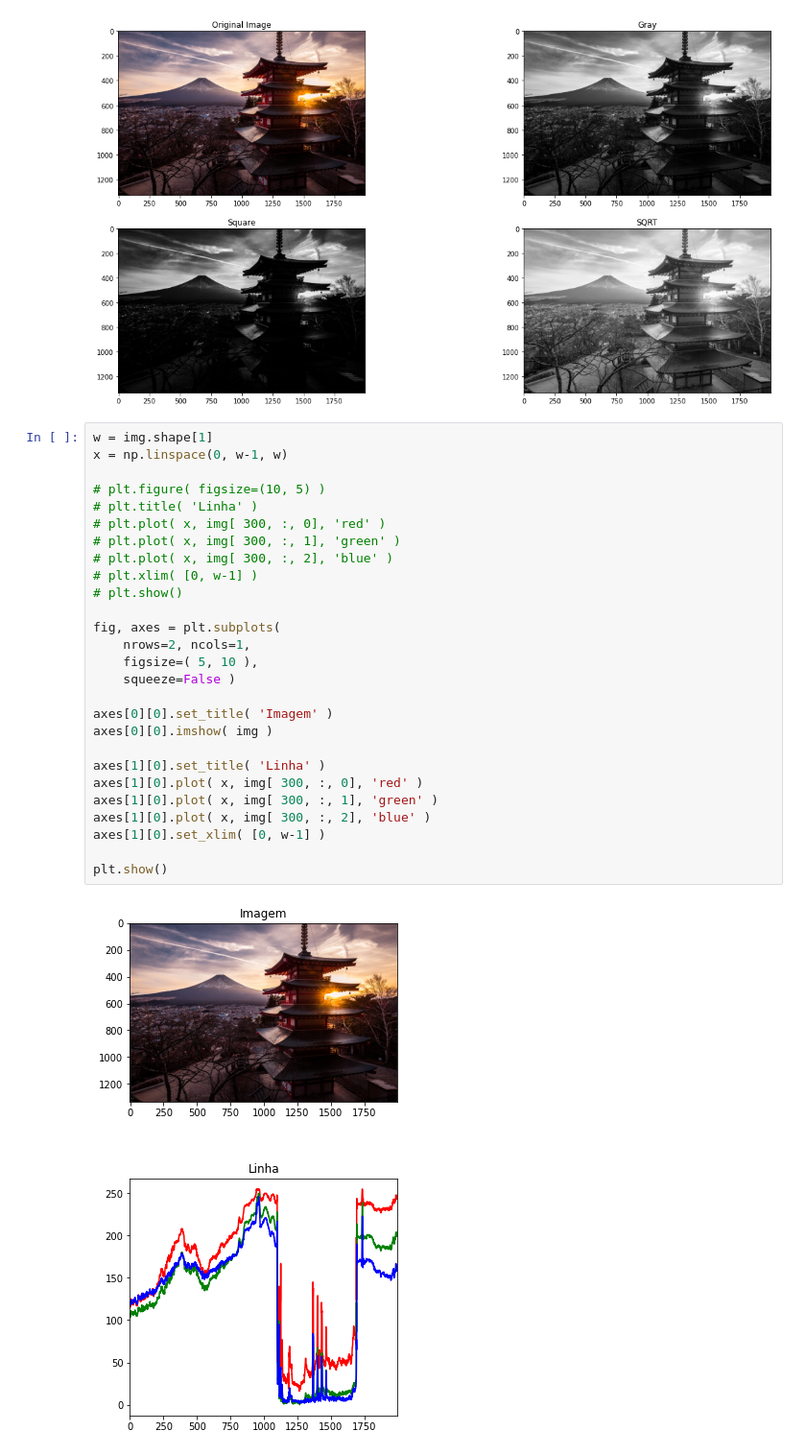
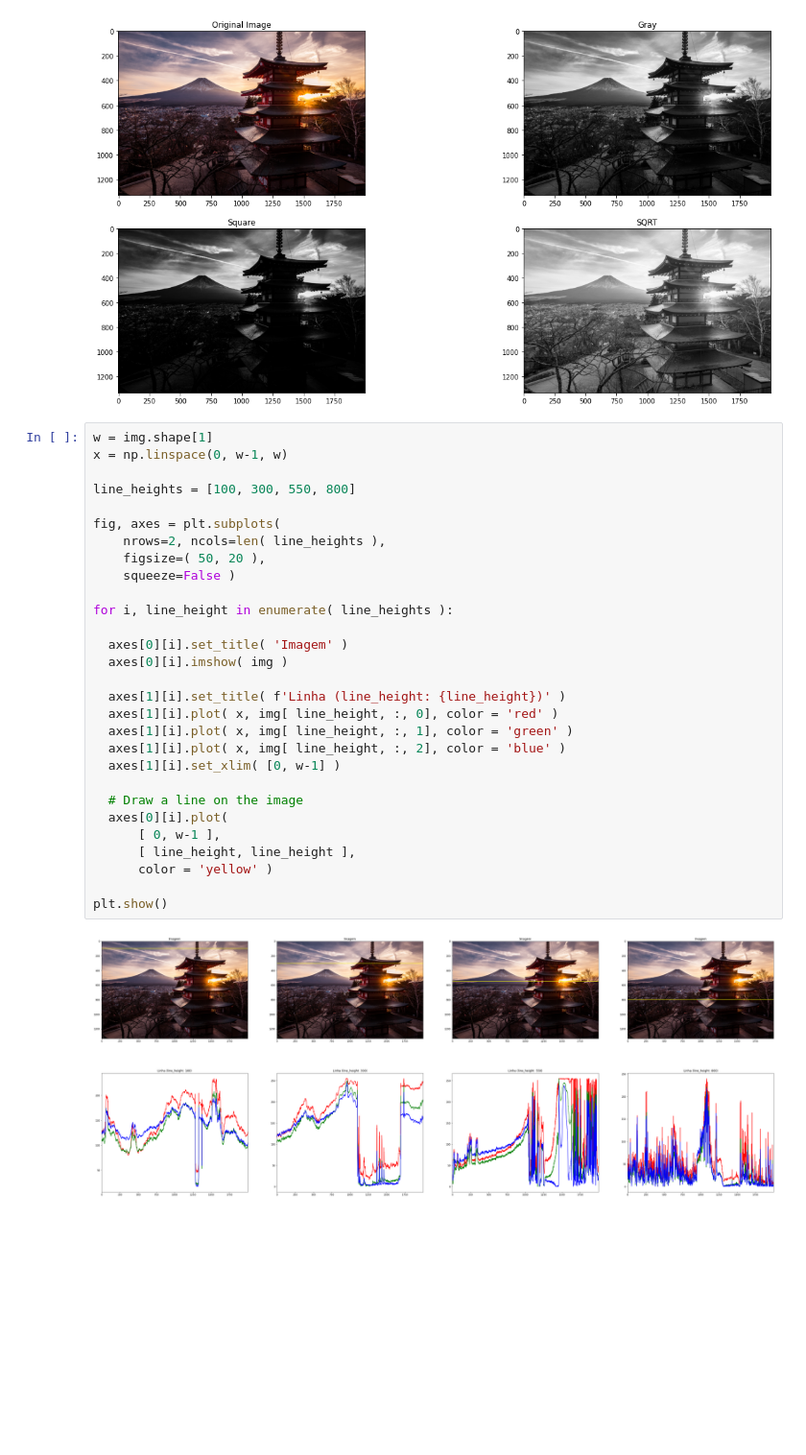
Before and after one commit to danieldasilvacosta/pucrio--vc--trabalhos--2022.2, a Jupyter notebook: Trabalho 1/T1_DanielCosta_FOTOS.ipynb, the cells around one changed output. Shown at 96% size. Saved outputs shown, nothing was run; the diff lists cells and outputs as text; blank space fills up the shorter version.

Commit message:
Explorei a intensidade dos pixels ao longo da imagem avaliando na altura de quatros linhas amarelas que exibo na imagem.

```diff
--- a/Trabalho 1/T1_DanielCosta_FOTOS.ipynb
+++ b/Trabalho 1/T1_DanielCosta_FOTOS.ipynb
@@ -233,29 +231,31 @@ plt.show()
 # %%
 w = img.shape[1]
 x = np.linspace(0, w-1, w)
 
-# plt.figure( figsize=(10, 5) )
-# plt.title( 'Linha' )
-# plt.plot( x, img[ 300, :, 0], 'red' )
-# plt.plot( x, img[ 300, :, 1], 'green' )
-# plt.plot( x, img[ 300, :, 2], 'blue' )
-# plt.xlim( [0, w-1] )
-# plt.show()
+line_heights = [100, 300, 550, 800]
 
 fig, axes = plt.subplots(
-    nrows=2, ncols=1,
-    figsize=( 5, 10 ),
+    nrows=2, ncols=len( line_heights ),
+    figsize=( 50, 20 ),
     squeeze=False )
 
-axes[0][0].set_title( 'Imagem' )
-axes[0][0].imshow( img )
+for i, line_height in enumerate( line_heights ):
 
-axes[1][0].set_title( 'Linha' )
-axes[1][0].plot( x, img[ 300, :, 0], 'red' )
-axes[1][0].plot( x, img[ 300, :, 1], 'green' )
-axes[1][0].plot( x, img[ 300, :, 2], 'blue' )
-axes[1][0].set_xlim( [0, w-1] )
+  axes[0][i].set_title( 'Imagem' )
+  axes[0][i].imshow( img )
+
+  axes[1][i].set_title( f'Linha (line_height: {line_height})' )
+  axes[1][i].plot( x, img[ line_height, :, 0], color = 'red' )
+  axes[1][i].plot( x, img[ line_height, :, 1], color = 'green' )
+  axes[1][i].plot( x, img[ line_height, :, 2], color = 'blue' )
+  axes[1][i].set_xlim( [0, w-1] )
+
+  # Draw a line on the image
+  axes[0][i].plot(
+      [ 0, w-1 ],
+      [ line_height, line_height ],
+      color = 'yellow' )
 
 plt.show()
 # %% [output]
-[figure, old version]
+[figure, new version]
```
Also changed, not shown: parts of 9 cells of this notebook.
